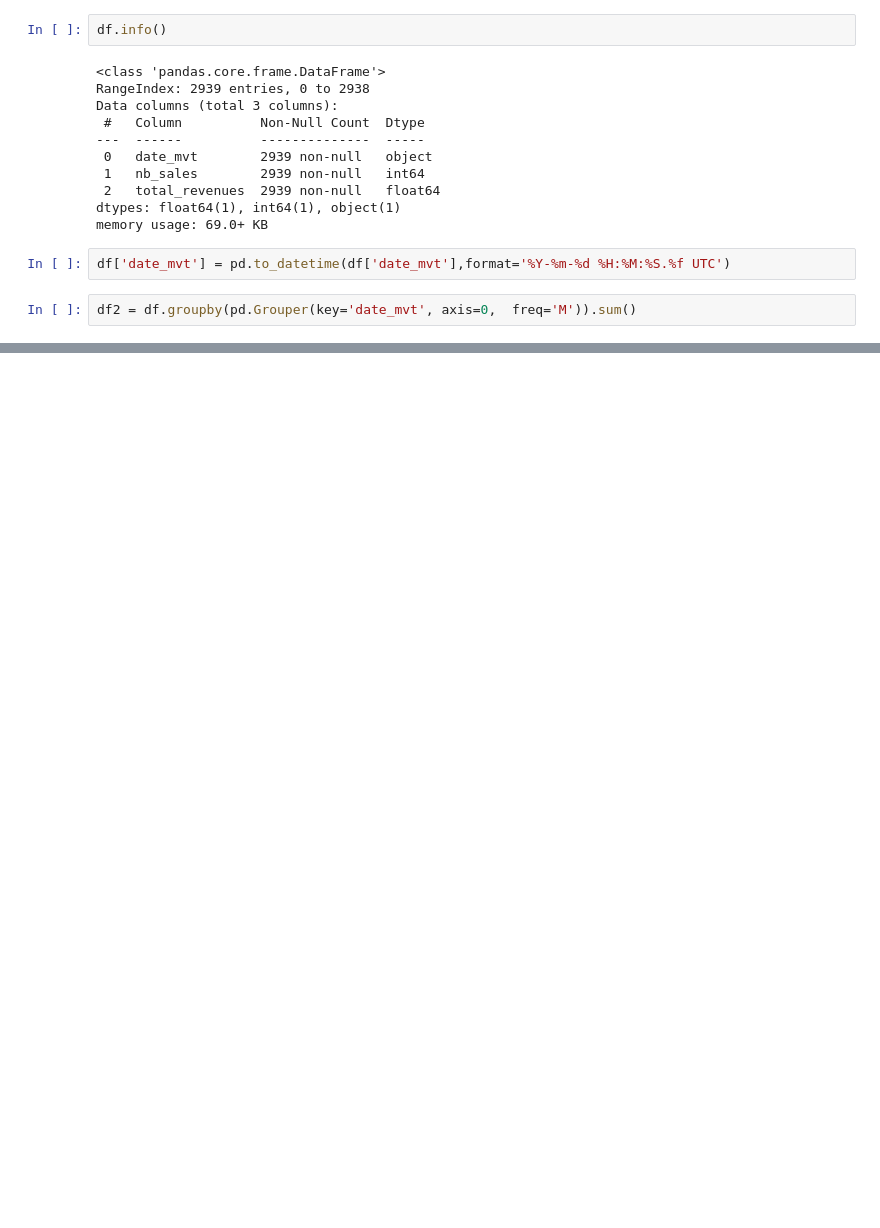
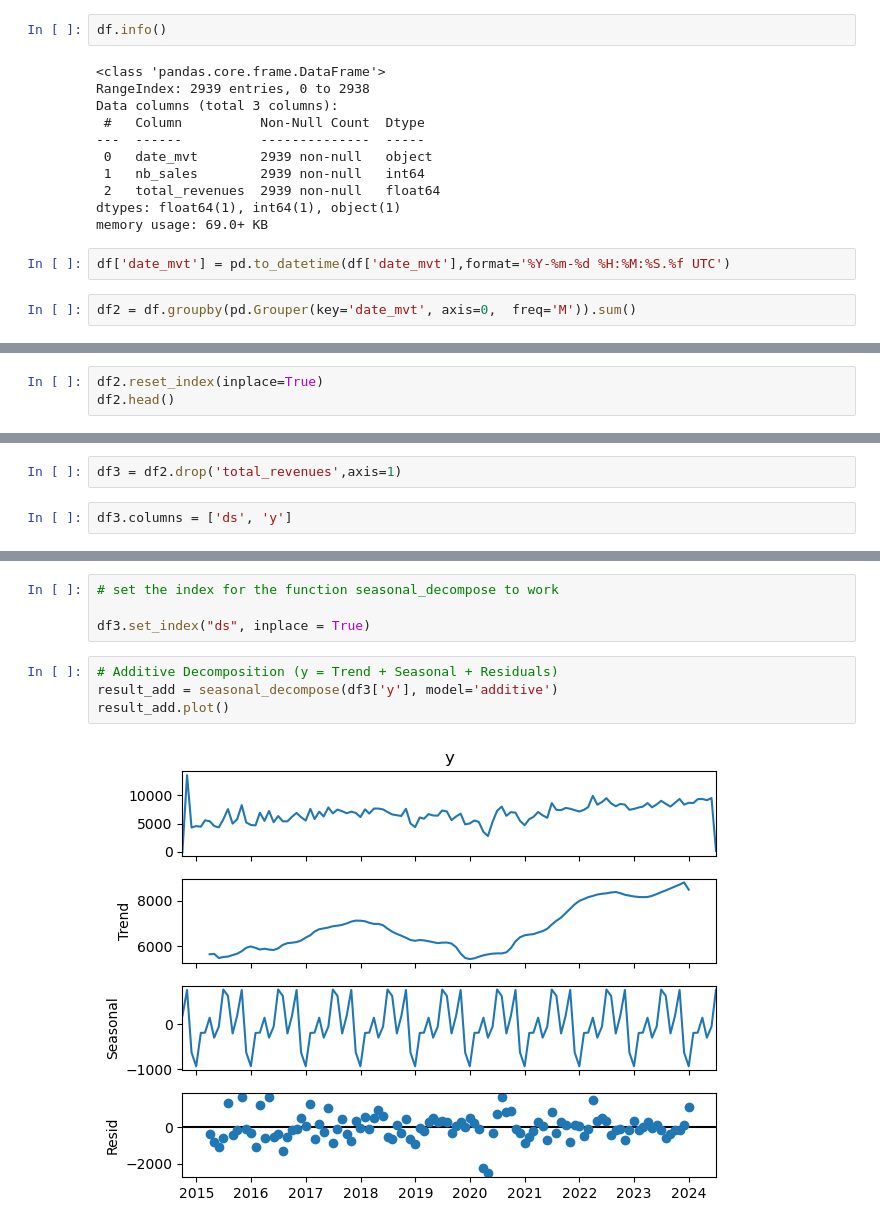
Before and after one commit to sgailly/DashBoardDistributeurPieces, a Jupyter notebook: sales_overtime.ipynb, the cells around one changed output, grey strips where cells are left out. Cells and saved outputs as stored; diff of their text form; blank space fills up the shorter version.

```diff
--- a/sales_overtime.ipynb
+++ b/sales_overtime.ipynb
@@ -37,0 +21,3 @@ df2
+# %%
+df2.reset_index(inplace=True)
+df2.head()
@@ -43,0 +65,4 @@ The behavior of DatetimeProperties.to_pydatetime is deprecated, in a future vers
+# %%
+df3 = df2.drop('total_revenues',axis=1)
+# %%
+df3.columns = ['ds', 'y']
@@ -43,0 +89,10 @@ The behavior of DatetimeProperties.to_pydatetime is deprecated, in a future vers
+# %%
+# set the index for the function seasonal_decompose to work
+
+df3.set_index("ds", inplace = True)
+# %%
+# Additive Decomposition (y = Trend + Seasonal + Residuals)
+result_add = seasonal_decompose(df3['y'], model='additive')
+result_add.plot()
+# %% [output]
+[figure, added]
```
Also changed, not shown: parts of 16 cells of this notebook, 2 other files.
